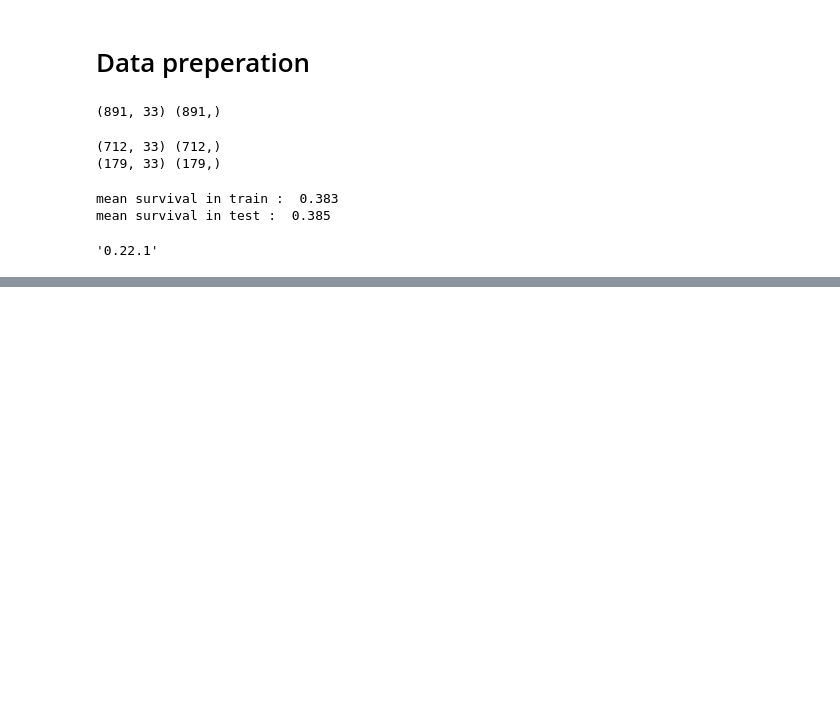
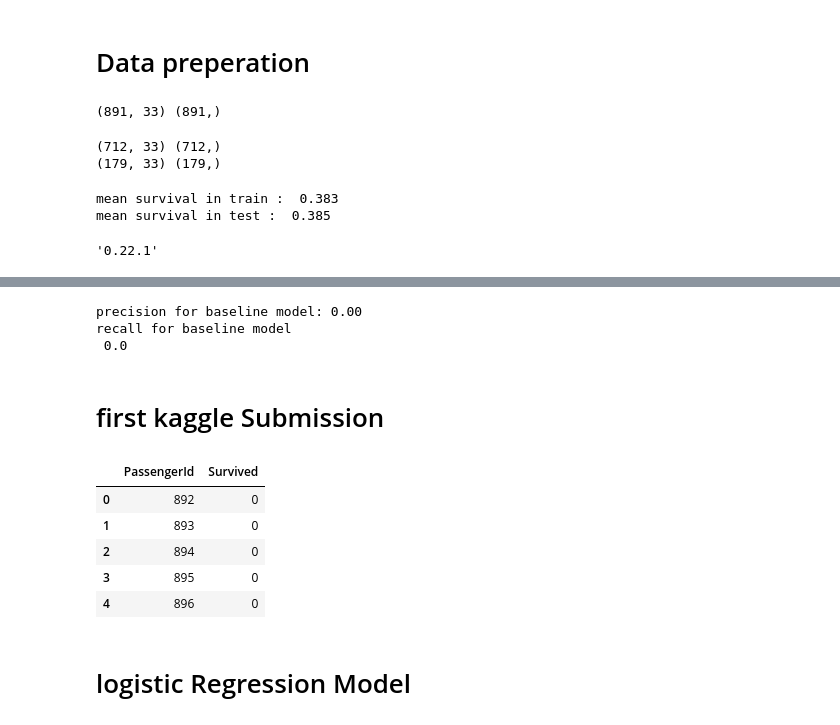
Before and after one commit to Emmanuelfoeh/Titanic-, a Jupyter notebook: notebooks/Building Predictive model.ipynb, the cells around one changed output, grey strips where cells are left out. Saved outputs shown, nothing was run; the diff lists cells and outputs as text; code cells hidden in the pictures; blank space fills up the shorter version.

Commit message:
third prediction model

```diff
--- a/notebooks/Building Predictive model.ipynb
+++ b/notebooks/Building Predictive model.ipynb
@@ -98,0 +104,3 @@ sklearn.__version__
+# %%
+# train model
+Model_dummy.fit(X_train, y_train)
@@ -98,0 +127,26 @@ sklearn.__version__
+# %%
+print('precision for baseline model: {0:.2f}'.format(precision_score(y_test, Model_dummy.predict(X_test))))
+print('recall for baseline model \n {0}'.format(recall_score(y_test, Model_dummy.predict(X_test))))
+# %% [output]
+precision for baseline model: 0.00
+recall for baseline model
+ 0.0
+# %% [markdown]
+# first kaggle Submission
+# %%
+# Conveting to the matirix
+test_X = test_df.to_numpy() .astype('float')
+# %%
+# get prediction
+predictions = Model_dummy.predict(test_X)
+# %%
+df_submission = pd.DataFrame({'PassengerId': test_df.index, 'Survived':predictions})
+# %%
+df_submission.head()
+# %% [output]
+|  | PassengerId | Survived |
+| 0 | 892 | 0 |
+| 1 | 893 | 0 |
+| 2 | 894 | 0 |
+| 3 | 895 | 0 |
+| 4 | 896 | 0 |
@@ -98,0 +176,2 @@ sklearn.__version__
+# %% [markdown]
+# logistic Regression Model
```
Also changed, not shown: parts of 28 cells of this notebook.
